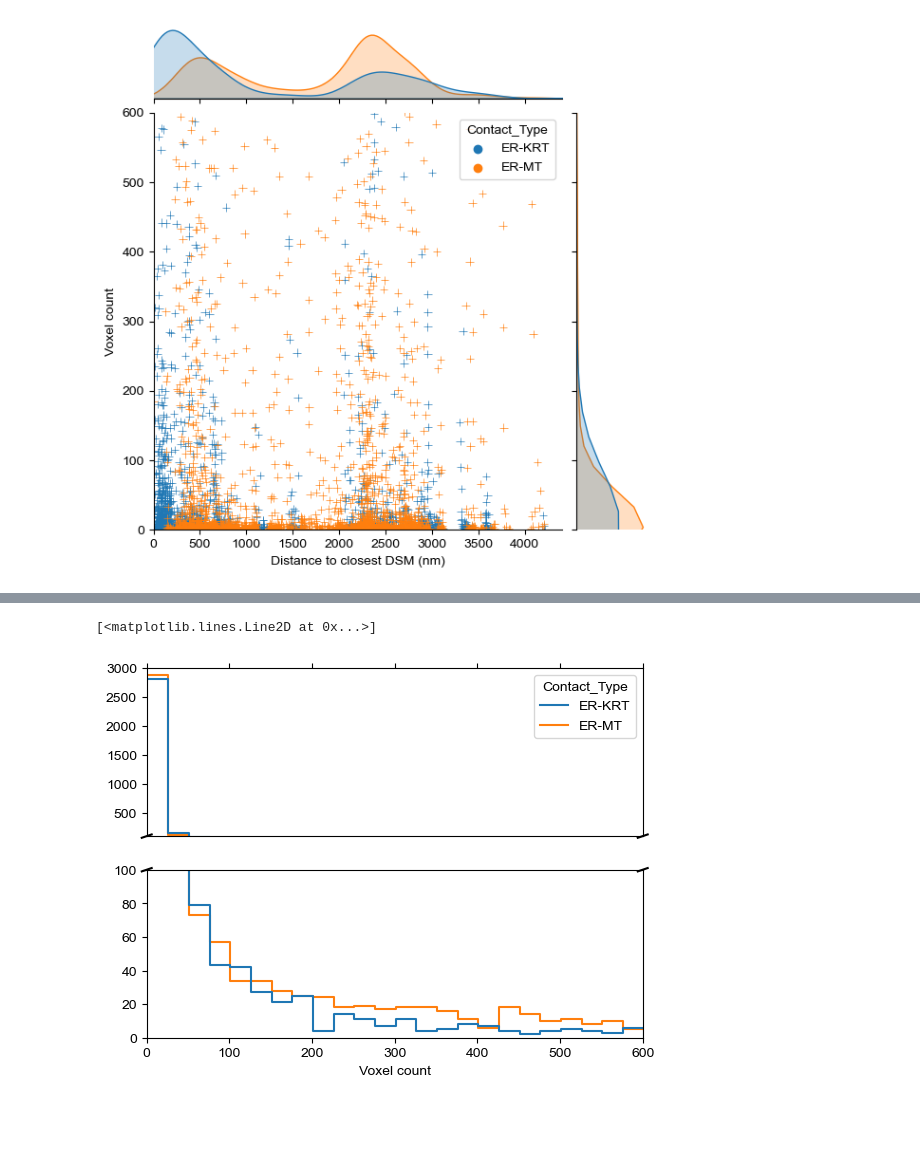
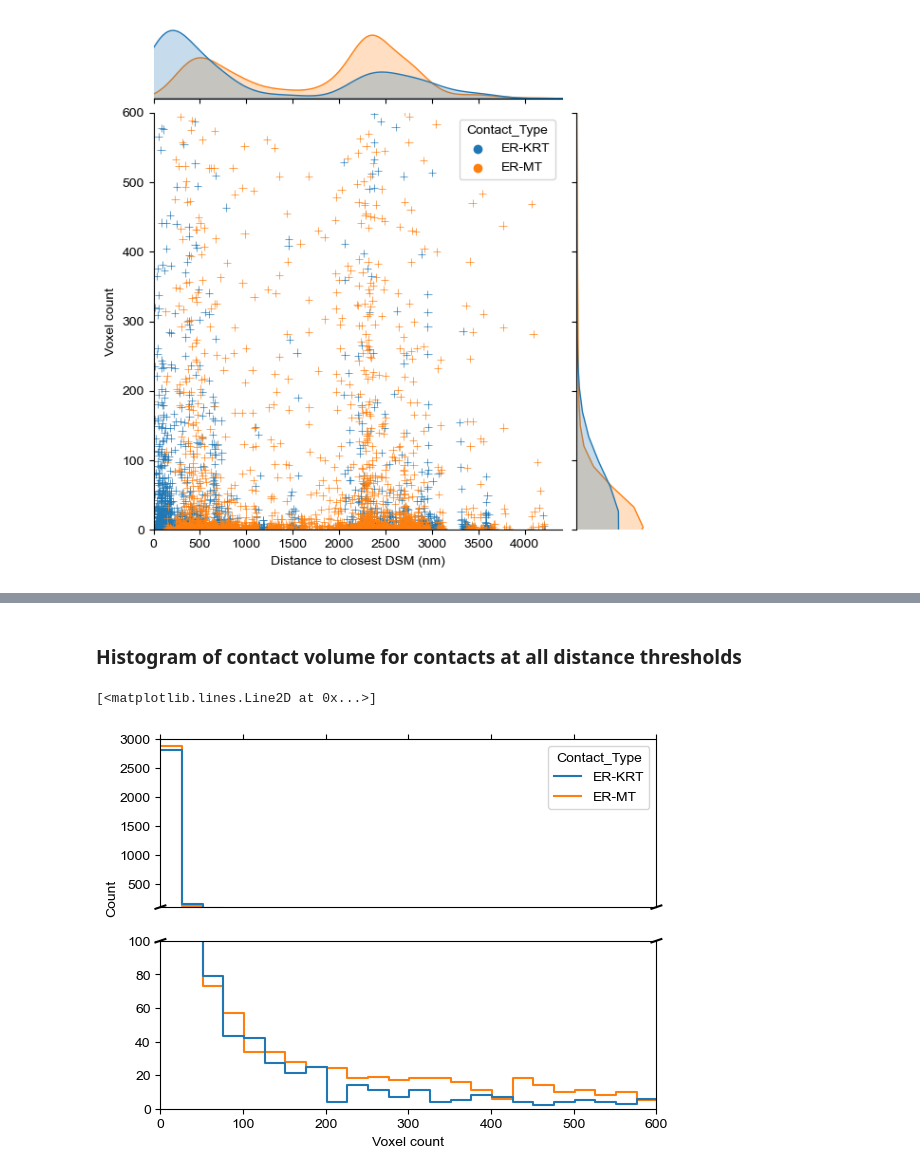
Before and after one commit to KowalczykLab/Desmosome-ER, a Jupyter notebook: ipynb/ER-contacts-with-keratin-and-microtubules.ipynb, the cells around one changed output, grey strips where cells are left out. Saved outputs shown, nothing was run; the diff lists cells and outputs as text; code cells hidden in the pictures; blank space fills up the shorter version.

```diff
--- a/ipynb/ER-contacts-with-keratin-and-microtubules.ipynb
+++ b/ipynb/ER-contacts-with-keratin-and-microtubules.ipynb
@@ -277,5 +280,7 @@ ax2.plot((1 - d, 1 + d), (1 - d, 1 + d), **kwargs)  # bottom-right diagonal
+# %% [markdown]
+### Histogram of contact volume for contacts at all distance thresholds
 # %%
-n, (ax1, ax2) = plt.subplots(ncols = 1, nrows=2, sharex=True)
+m, (ax1, ax2) = plt.subplots(ncols = 1, nrows=2, sharex=True)
 
 binwidth = 25
 
@@ -303,32 +308,32 @@ ax2 = sns.histplot(data = df,
             )
 
 ax1.set_ylim(100, 3000)
 ax2.set_ylim(0, 100)
 
 ax1.set_ylabel("")
 ax2.set_ylabel("")
 
 ax1.set_xlim(0, 600)
 ax2.set_xlim(0, 600)
 
-g.text(0.04, 0.55, "Count", va="center", rotation="vertical")
+m.text(0.04, 0.55, "Count", va="center", rotation="vertical")
 
 #ax1.get_legend().remove()
 ax2.get_legend().remove()
 # then create a new legend and put it to the side of the figure (also requires trial and error)
 #ax2.legend(loc=(1.025, 0.5), title="Contact Type")
 ax1.xaxis.tick_top()
 ax2.xaxis.tick_bottom()
 
 d = .01  # how big to make the diagonal lines in axes coordinates
 # arguments to pass to plot, just so we don't keep repeating them
 kwargs = dict(transform=ax1.transAxes, color="k", clip_on=False)
 ax1.plot((-d, +d), (-d, +d), **kwargs)        # top-left diagonal
 ax1.plot((1 - d, 1 + d), (-d, +d), **kwargs)  # top-right diagonal
 
 kwargs.update(transform=ax2.transAxes)  # switch to the bottom axes
 ax2.plot((-d, +d), (1 - d, 1 + d), **kwargs)  # bottom-left diagonal
 ax2.plot((1 - d, 1 + d), (1 - d, 1 + d), **kwargs)  # bottom-right diagonal
 # %% [output]
 [<matplotlib.lines.Line2D at 0x...>]
-[figure, old version]
+[figure, new version]
```
Also changed, not shown: parts of 3 cells of this notebook, 26 other files.
